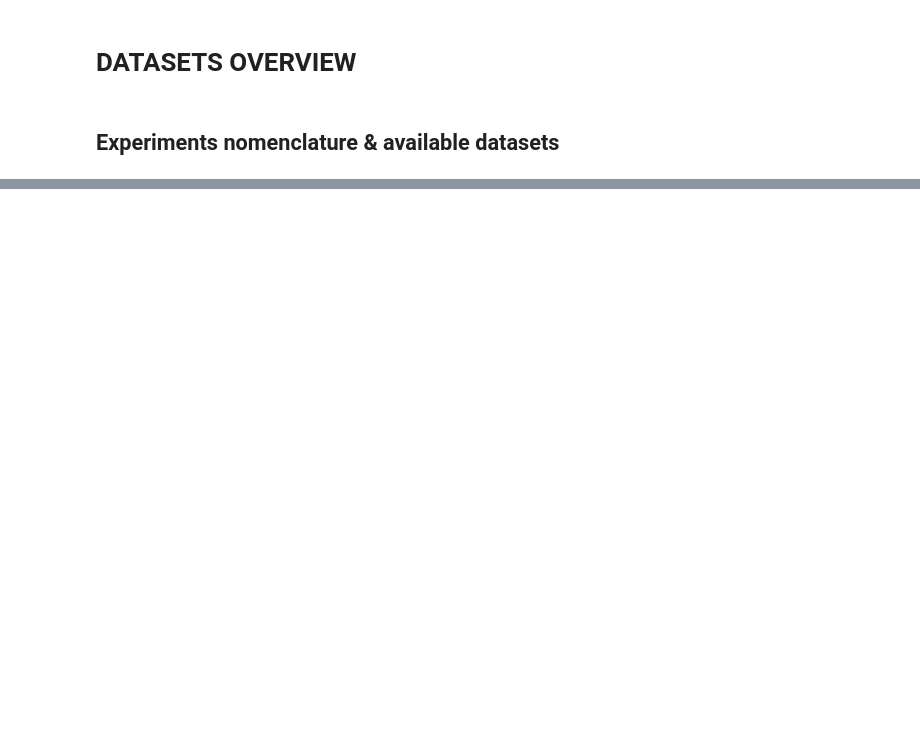
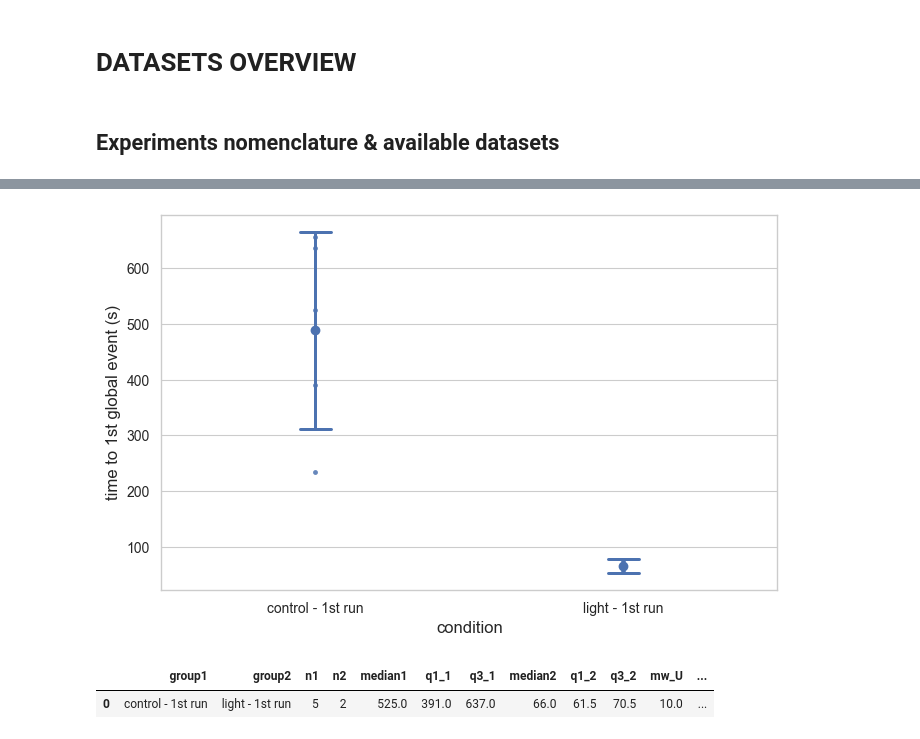
Before and after one commit to hamelmateo/CHIARA---Calcium-Heterogeneous-Intercellular-Activity-Robust-Analysis, a Jupyter notebook: notebooks/datasets_overview.ipynb, the cells around one changed output, grey strips where cells are left out. Cells and saved outputs as stored; diff of their text form; code cells hidden in the pictures; blank space fills up the shorter version.

Commit message:
Commit post thesis submission

```diff
--- a/notebooks/datasets_overview.ipynb
+++ b/notebooks/datasets_overview.ipynb
@@ -32,8 +32,19 @@ from calcium_activity_characterization.analysis.visualizers import (
     plot_scatter_with_binned_boxplots
     )
 from calcium_activity_characterization.io.csv_loader import load_dataset
+from calcium_activity_characterization.analysis.statistics import (
+    analyze_peak_intervals,
+    build_neighbor_pair_stats,
+    kw_dunn,
+    brunner_pairs,
+    wilcoxon_pairs,
+    corr_nonparametric
+)
 
-sns.set(style="whitegrid")
+sns.set_style(
+    style="whitegrid",
+    rc={"font.family": "sans-serif", "font.sans-serif": ["Arial"]}
+)
 
 # Define paths to control datasets
 path = "D:/Mateo/Results"
@@ -690,0 +181,27 @@ Passing `palette` without assigning `hue` is deprecated and will be removed in v
+# %%
+light_dataset_high = experiments[(experiments["condition"]=="light - 1st run") & (experiments["time"] == "600" )]
+
+light_global_events = events[(events["Event type"]=="GlobalEvent") & (events["condition"]=="light - 1st run")& (events["time"] == "600" )]
+control_global_events = events[(events["Event type"]=="GlobalEvent") & (events["condition"]=="control - 1st run")& (events["Dataset cell density"] > 900 )]
+
+light_global_events_id_1 = light_global_events[light_global_events["Event ID"] == 1]
+control_global_events_id_1 = control_global_events[control_global_events["Event ID"] == 1]
+
+global_events = pd.concat([control_global_events_id_1, light_global_events_id_1])
+
+plot_points_mean_std(
+    df=global_events,
+    x="condition",
+    y="Event onset time (s)",
+    ylabel="time to 1st global event (s)",
+    save_svg_path="C:/Users/poseidon/OneDrive/Documents/01_ETHZ/Master_Degree/Spring_Semester_2025/Master_Thesis/Report/Figures/Chapter_3/figure_3_15/mean_std.svg"
+)
+
+wilcoxon_pairs(global_events,
+               group_col="condition",
+               value_col="Event onset time (s)",
+               n_boot_ci=1000,
+               alpha=0.05,
+               print_results=False
+               )
+# %% [output]
@@ -690,0 +210,3 @@ Passing `palette` without assigning `hue` is deprecated and will be removed in v
+[figure, added]
+|  | group1 | group2 | n1 | n2 | median1 | q1_1 | q3_1 | median2 | q1_2 | q3_2 | mw_U | ... |
+| 0 | control - 1st run | light - 1st run | 5 | 2 | 525.0 | 391.0 | 637.0 | 66.0 | 61.5 | 70.5 | 10.0 | ... |
```
Also changed, not shown: parts of 32 cells of this notebook, 17 other files.
